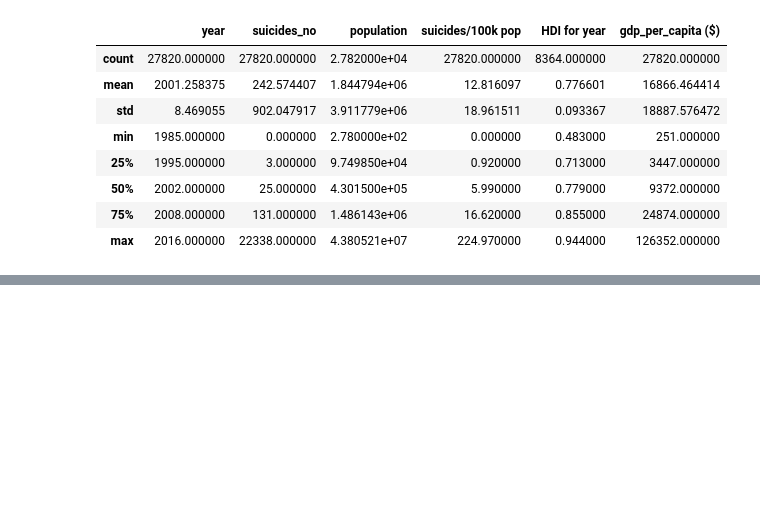
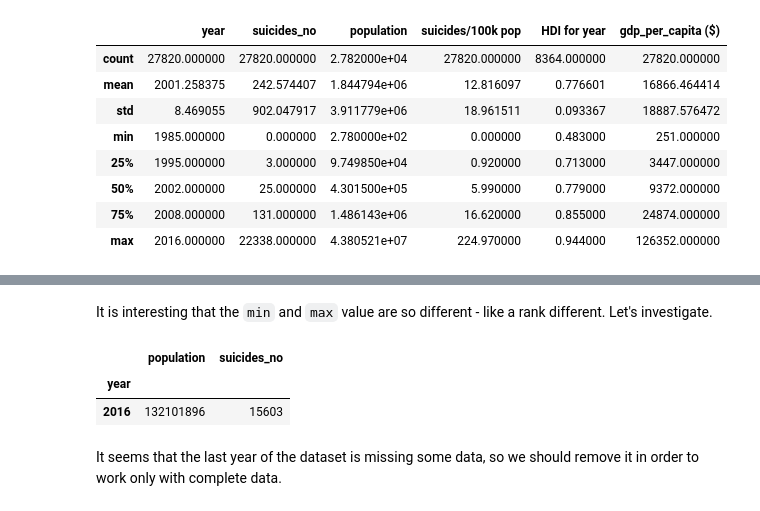
Before and after one commit to LukasForst/SAN, a Jupyter notebook: final/suicide_analysis.ipynb, the cells around one changed output, grey strips where cells are left out. Saved outputs shown, nothing was run; the diff lists cells and outputs as text; code cells hidden in the pictures; blank space fills up the shorter version.

```diff
--- a/final/suicide_analysis.ipynb
+++ b/final/suicide_analysis.ipynb
@@ -42,0 +92,10 @@ data.describe()
+# %% [markdown]
+It is interesting that the `min` and `max` value are so different - like a rank different. Let's investigate.
+# %%
+yearly[yearly['population'] == yearly['population'].min()]
+# %% [output]
+|  | population | suicides_no |
+| year |  |  |
+| 2016 | 132101896 | 15603 |
+# %% [markdown]
+It seems that the last year of the dataset is missing some data, so we should remove it in order to work only with complete data.
```
Also changed, not shown: parts of 11 cells of this notebook.
